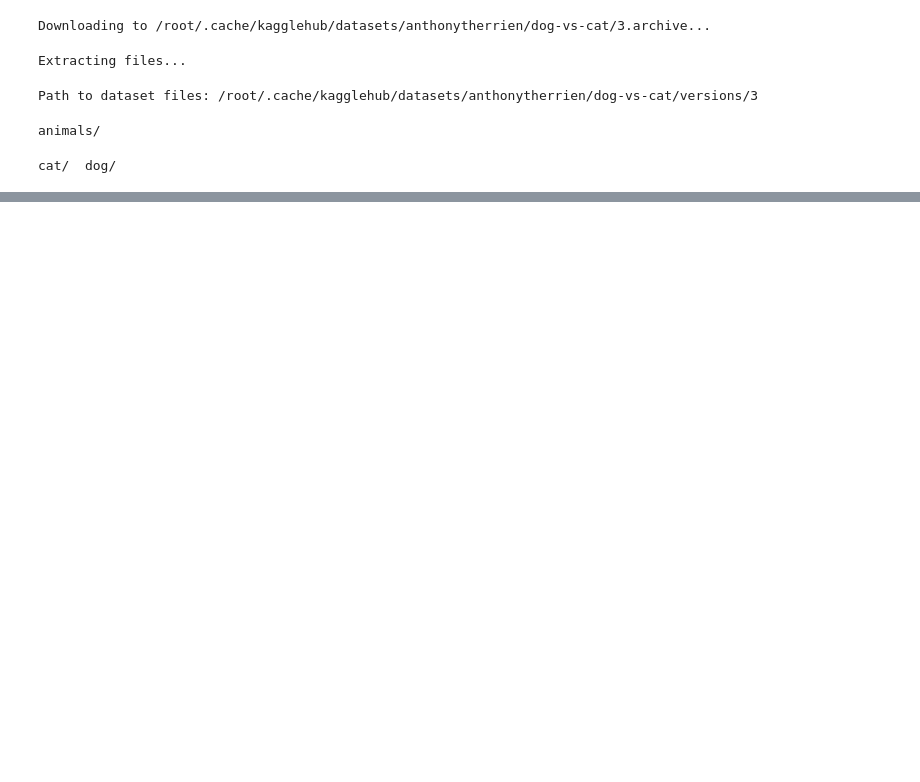
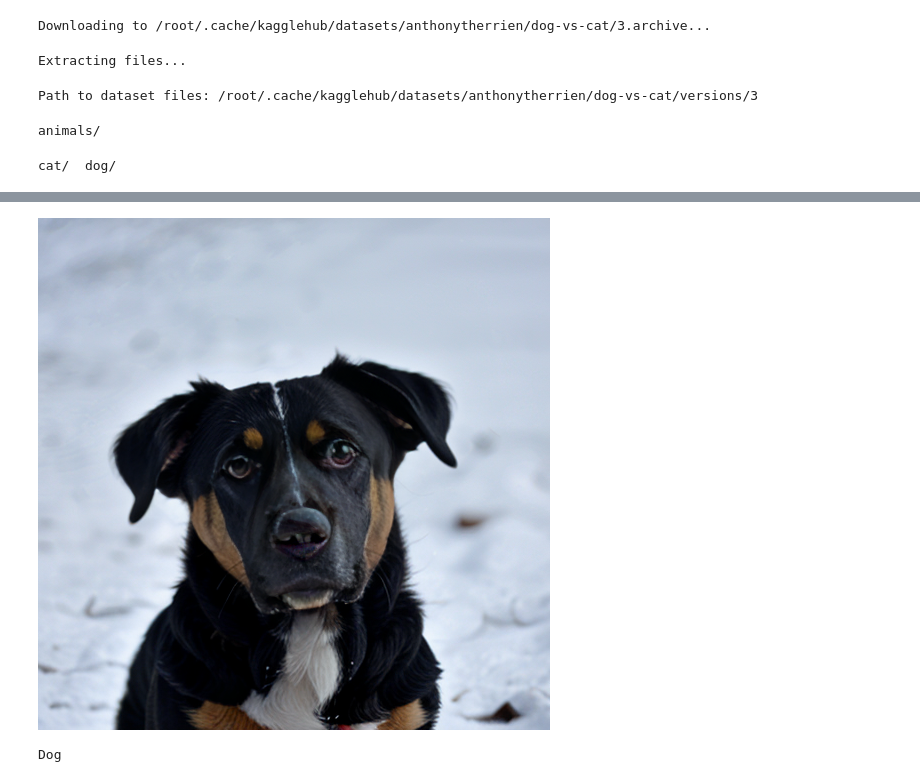
Before and after one commit to Arun-Kalura/CAT-VS-DOG-CLASSIFIER, a Jupyter notebook: dog_vs_cat_classifier.ipynb, the cells around one changed output, grey strips where cells are left out. Cells and saved outputs as stored; diff of their text form; code cells hidden in the pictures; blank space fills up the shorter version.

```diff
--- a/dog_vs_cat_classifier.ipynb
+++ b/dog_vs_cat_classifier.ipynb
@@ -58,0 +231,6 @@ cat/  dog/
+# %%
+#testing on dog image
+test_img1=image.load_img('/content/dog_cat_dataset/test/dog/00510-3846168672.png',target_size=(64,64))
+test_img1=image.img_to_array(test_img1)
+test_img1=np.expand_dims(test_img1,axis=0)
+result=cnn.predict(test_img1)
@@ -58,0 +239,5 @@ cat/  dog/
+# %%
+img=image.load_img('/content/dog_cat_dataset/test/dog/00510-3846168672.png')
+img
+# %% [output]
+[figure, added]
@@ -58,0 +250,4 @@ cat/  dog/
+# %%
+print(prediction)
+# %% [output]
+Dog
```
Also changed, not shown: parts of 26 cells of this notebook.
